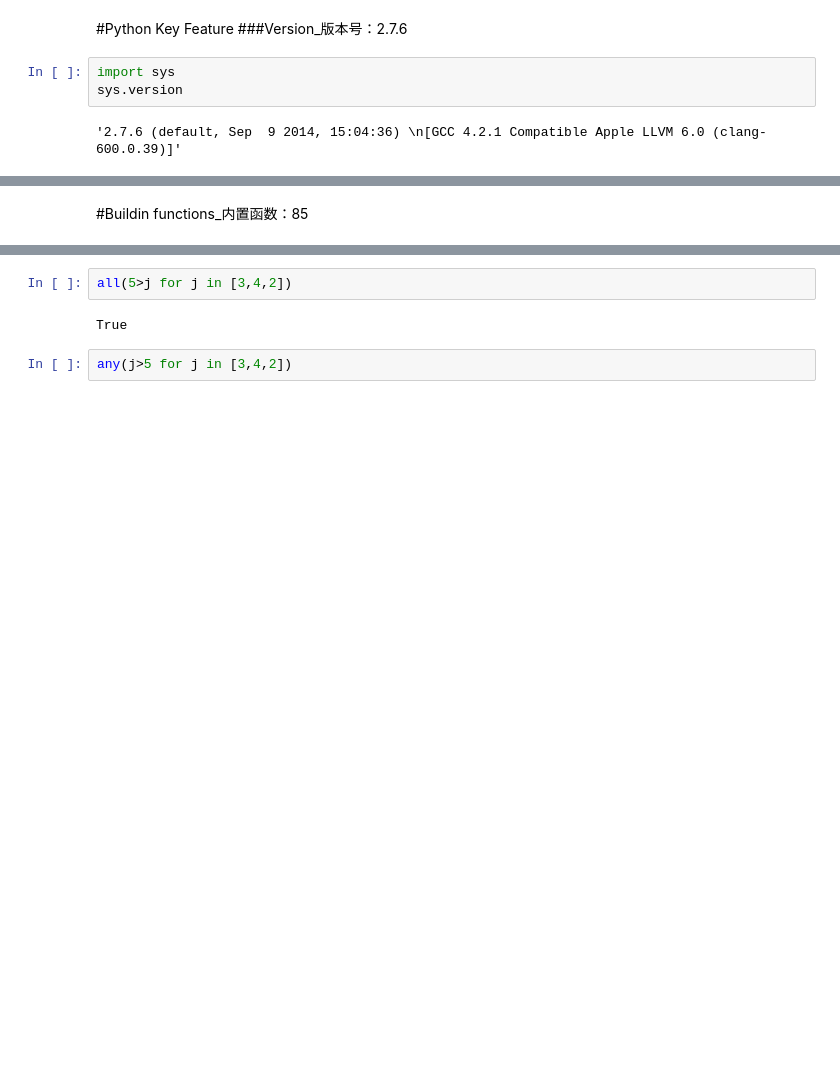
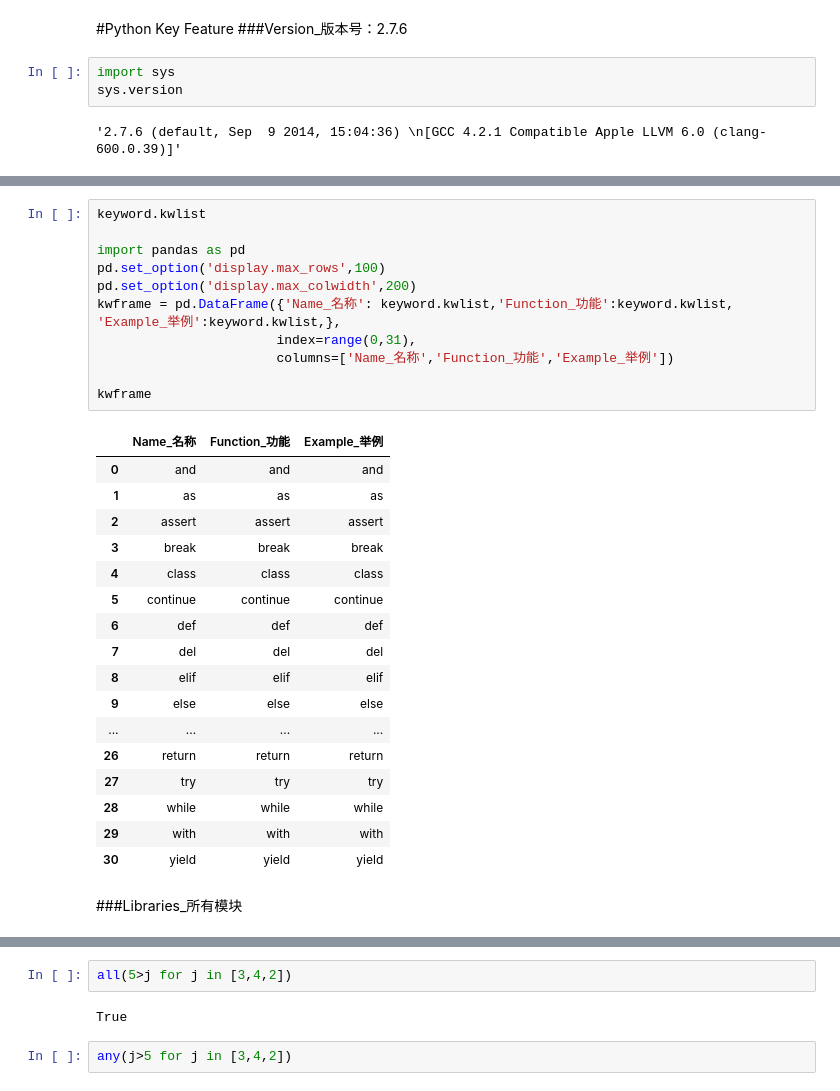
Before and after one commit to Databingo/Databingo, a Jupyter notebook: PythonKeyFeature.ipynb, the cells around one changed output, grey strips where cells are left out. Saved outputs shown, nothing was run; the diff lists cells and outputs as text; blank space fills up the shorter version.

```diff
--- a/PythonKeyFeature.ipynb
+++ b/PythonKeyFeature.ipynb
@@ -77,2 +165,31 @@ kwframe
-# %% [markdown]
-#Buildin functions_内置函数：85
+# %%
+keyword.kwlist
+
+import pandas as pd
+pd.set_option('display.max_rows',100)
+pd.set_option('display.max_colwidth',200)
+kwframe = pd.DataFrame({'Name_名称': keyword.kwlist,'Function_功能':keyword.kwlist, 'Example_举例':keyword.kwlist,},
+                       index=range(0,31),
+                       columns=['Name_名称','Function_功能','Example_举例'])
+
+kwframe
+# %% [output]
+|  | Name_名称 | Function_功能 | Example_举例 |
+| 0 | and | and | and |
+| 1 | as | as | as |
+| 2 | assert | assert | assert |
+| 3 | break | break | break |
+| 4 | class | class | class |
+| 5 | continue | continue | continue |
+| 6 | def | def | def |
+| 7 | del | del | del |
+| 8 | elif | elif | elif |
+| 9 | else | else | else |
+| ... | ... | ... | ... |
+| 26 | return | return | return |
+| 27 | try | try | try |
+| 28 | while | while | while |
+| 29 | with | with | with |
+| 30 | yield | yield | yield |
+# %% [markdown]
+###Libraries_所有模块
```
Also changed, not shown: parts of 56 cells of this notebook.
